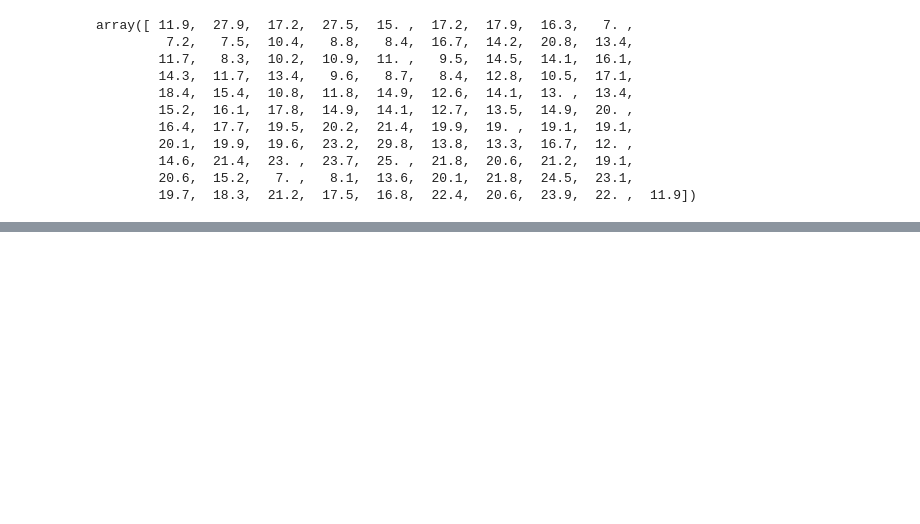
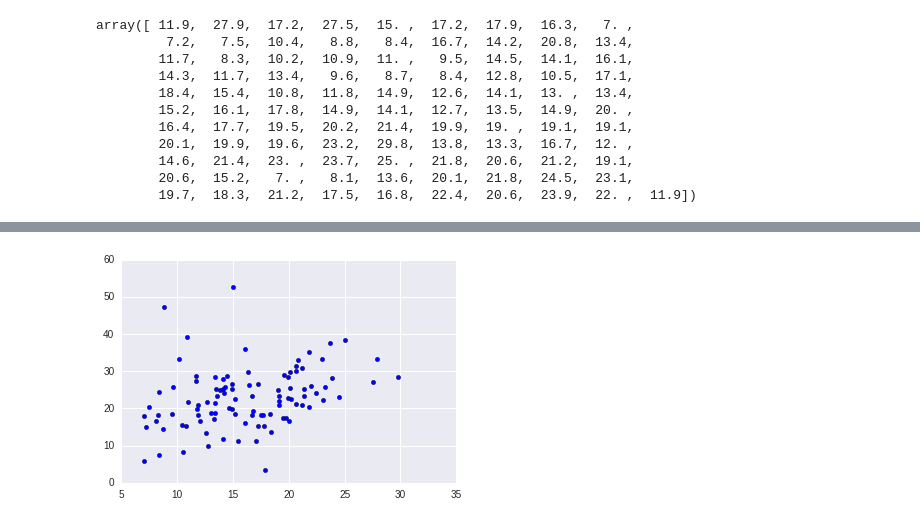
Before and after one commit to take-pwave/notebook, a Jupyter notebook: Deep-Learning-with-Python/Chapter3.ipynb, the cells around one changed output, grey strips where cells are left out. Saved outputs shown, nothing was run; the diff lists cells and outputs as text; code cells hidden in the pictures; blank space fills up the shorter version.

```diff
--- a/Deep-Learning-with-Python/Chapter3.ipynb
+++ b/Deep-Learning-with-Python/Chapter3.ipynb
@@ -504,0 +525,5 @@ array([ 11.9,  27.9,  17.2,  27.5,  15. ,  17.2,  17.9,  16.3,   7. ,
+# %%
+plt.scatter(test_targets, test_pred.flatten())
+plt.show()
+# %% [output]
+[figure, added]
```
Also changed, not shown: parts of 35 cells of this notebook, 1 other file.
